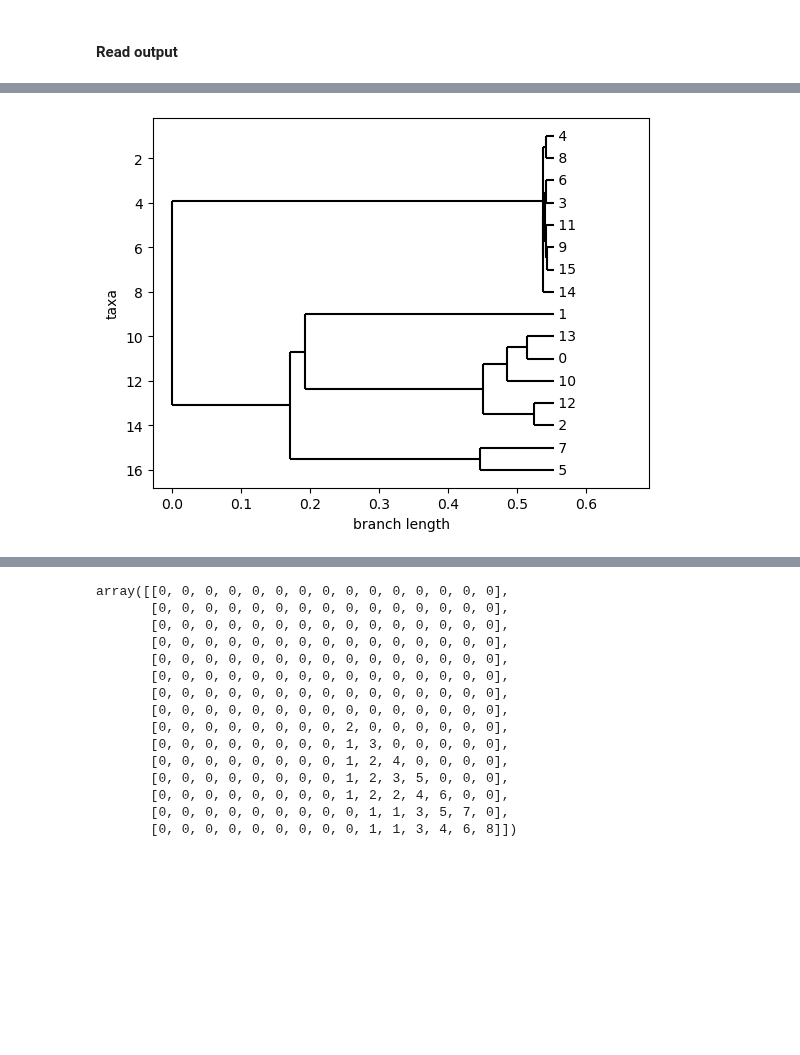
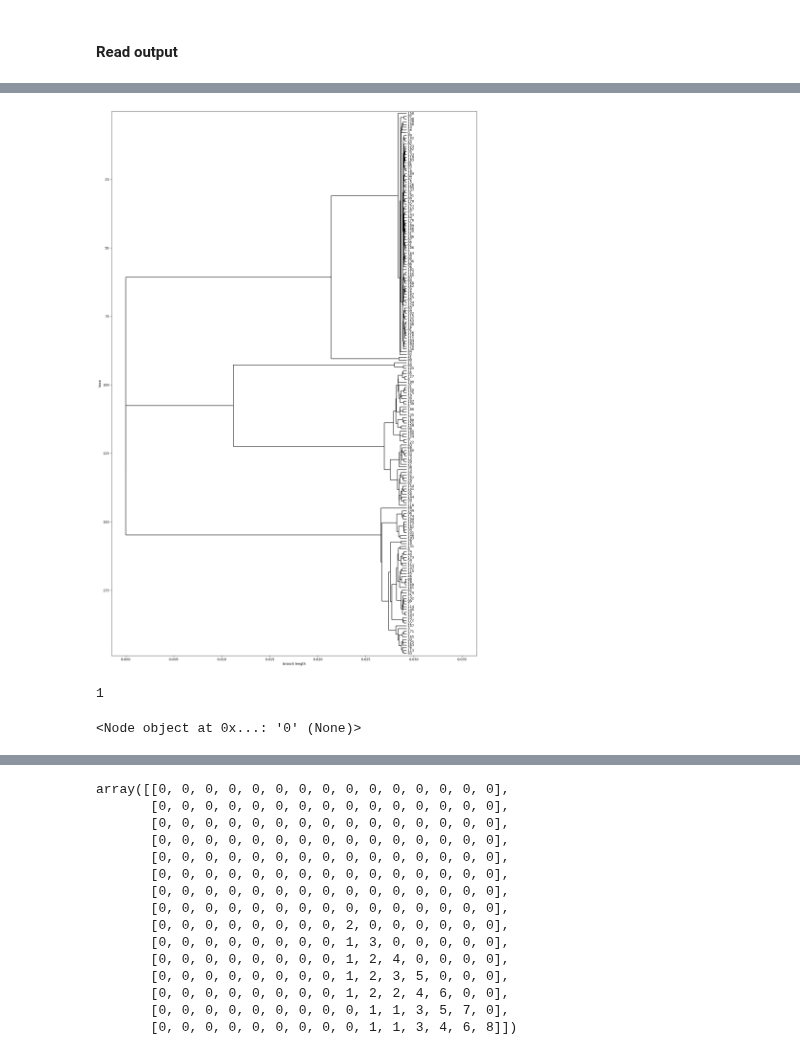
Before and after one commit to ziyimo/popgen-dom-adapt, a Jupyter notebook: CEU_reanalysis/sims/discoal_playground.ipynb, the cells around one changed output, grey strips where cells are left out. Drawn from its saved outputs; the diff is of its cells as text; code cells hidden in the pictures; blank space fills up the shorter version.

Commit message:
Patched an edge case where discoal produces tree with 'polytomy' at root.

```diff
--- a/CEU_reanalysis/sims/discoal_playground.ipynb
+++ b/CEU_reanalysis/sims/discoal_playground.ipynb
@@ -48,12 +48,14 @@ from utils import *
 # %%
 from Bio import Phylo
 from io import StringIO
+# %%
+discoal_path = "/grid/siepel/home_norepl/mo/dom_adapt/1000GCEU_reanalysis/discoal_temp/discoal_CEU198swp_1128_198_swp_237_1182.discoal"
 # %%
 soft_flag = False
 SAF = 0
-cat = 'neu'
+cat = 'swp'
 c_low, c_high = [0.1, 0.9]
-with open("/grid/siepel/home_norepl/mo/dom_adapt/1000GCEU_reanalysis/sample16.discoal", "r") as discoalF:
+with open(discoal_path, "r") as discoalF:
     read_GT = False
     seek_onset = False # seek sweep onset
     onset_gen = -1
@@ -90,7 +92,7 @@ if cat == 'neu':
 
 elif cat == 'swp':
     foc_var_pos = 0.5
-    #foc_var_gt = gtm[var_pos == 0.5].flatten()
+    samp_idx = np.nonzero(var_pos == foc_var_pos)[0][0]
 
 #feaMtx = inf_fea(var_pos, gtm, foc_var_gt, foc_var_pos, str(2*10000), "2.5e-8", 1.25)
 # %%
@@ -102,8 +114,8 @@ array([0, 0, 0, 1, 1, 0, 1, 0, 1, 1, 0, 1, 0, 0, 1, 1], dtype=int8)
 # %%
-tar_pos = 10000*foc_var_pos
+tar_pos = 100000*foc_var_pos
 left = 0
 
-with open("/grid/siepel/home_norepl/mo/dom_adapt/1000GCEU_reanalysis/sample16.discoal", "r") as discoalF:
+with open(discoal_path, "r") as discoalF:
 
     for line in discoalF:
         if line[0] == "[":
@@ -119,6 +147,8 @@ list(map(str, np.nonzero(vOI_gt)[0]))
 # %%
 tr = Phylo.read(StringIO(nwk_str), "newick")
-# %%
-Phylo.draw(tr)
-# %% [output]
-[figure, removed]
+# %%
+fig, ax = plt.subplots(figsize=(20, 30))
+
+Phylo.draw(tr, axes=ax)
+# %% [output]
+[figure, added]
@@ -124,0 +178,8 @@ Phylo.draw(tr)
+# %%
+dpy_tr.seed_node.label
+# %% [output]
+1
+# %%
+dpy_tr.reroot_at_node(dpy_tr.nodes(lambda n: n.label == 0)[0])
+# %% [output]
+<Node object at 0x...: '0' (None)>
```
Also changed, not shown: parts of 14 cells of this notebook, 1 other file.
